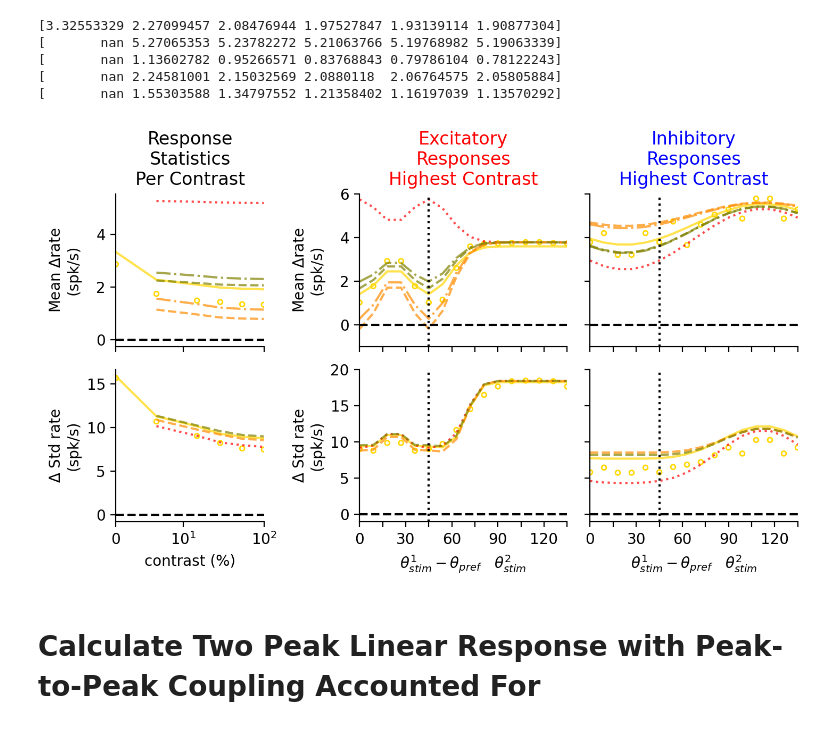
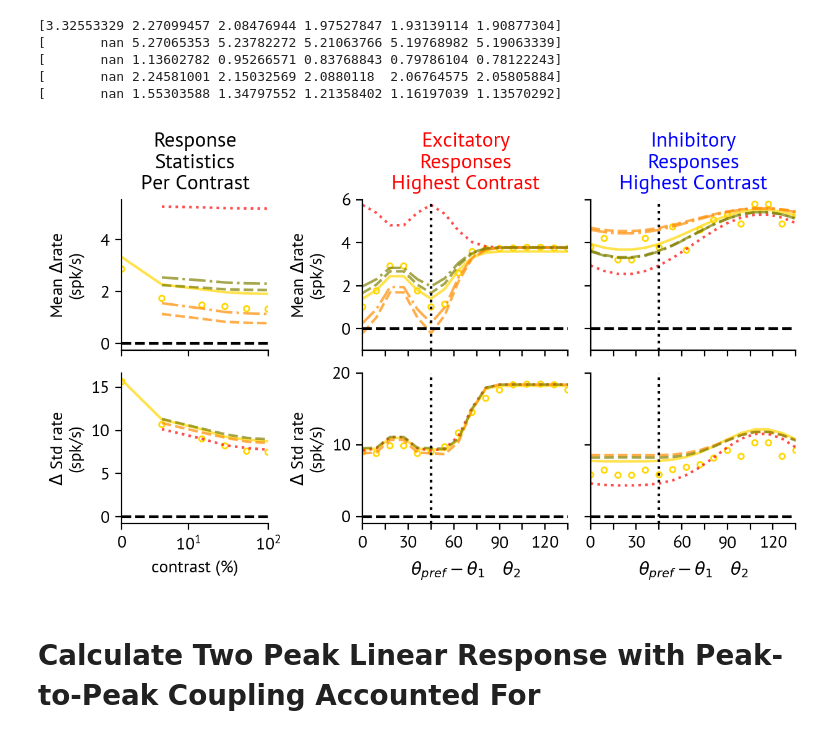
Before and after one commit to AddingAddict/ToroidalNetworks, a Jupyter notebook: sparse_weights/notebooks/linear_resp.ipynb, the cells around one changed output. Saved outputs shown, nothing was run; the diff lists cells and outputs as text; code cells hidden in the pictures.

```diff
--- a/sparse_weights/notebooks/linear_resp.ipynb
+++ b/sparse_weights/notebooks/linear_resp.ipynb
@@ -28,6 +28,8 @@ def addcbar(fig,ax,plot,size='5%',pad=0.05):
     cax = divider.append_axes('right', size=size, pad=pad)
     cbar = fig.colorbar(plot, cax=cax, orientation='vertical')
     return cbar
+# %%
+plt.rcParams['font.sans-serif'] = ['PT Sans','DejaVu Sans']
 # %% [markdown]
 # Solve ODE with Inverse Finite Differences vs Fourier Solution
 # %%
@@ -159,7 +179,7 @@ Twrm = 1.2
 Tsav = 0.4
 dt = 0.01/3
 
-δrX = 0.2
+δrX = 1
 
 res_dict_init = dmft.run_first_stage_dmft(prms,bX,eX,'./../results',ri,Twrm,Tsav,dt,which='base',return_full=True)
 res_dict_pert = dmft.run_first_stage_dmft(prms,bX+δrX,eX,'./../results',ri,Twrm,Tsav,dt,which='base',return_full=True)
@@ -2065,7 +2084,7 @@ with open('./data_contrasts'+'.pkl', 'rb') as handle:
 def abs_ori(A):
     return 0.5*(A[:nori//2+1] + np.concatenate((A[0:1],A[-1:nori//2-1:-1])))
 
-fig,axs = plt.subplots(2,4,figsize=(2*3.33,2*2),dpi=200,sharex='col',width_ratios=(3,1,3,3))
+fig,axs = plt.subplots(2,4,figsize=(1.7*3.33,1.7*2),dpi=200,sharex='col',width_ratios=(3,1,3,3))
 fig.subplots_adjust(hspace=0.15,wspace=0.15)
 for i in range(2):
     axs[i,1].set_axis_off()
@@ -2135,8 +2154,8 @@ for i in range(1,3):
     axs[1,i].set_ylim(-1,20)
 
 axs[1,0].set_xlabel('contrast (%)')
-axs[1,1].set_xlabel(r'$|\theta_{stim}-\theta_{pref}|$')
-axs[1,2].set_xlabel(r'$|\theta_{stim}-\theta_{pref}|$')
+axs[1,1].set_xlabel(r'$|\theta_{pref}-\theta_{stim}|$')
+axs[1,2].set_xlabel(r'$|\theta_{pref}-\theta_{stim}|$')
 
 for i in range(2):
     axs[0,i].set_ylabel(r'Mean $\Delta$rate'+'\n(spk/s)')
@@ -2921,7 +2940,7 @@ with open('./data_contrasts'+'.pkl', 'rb') as handle:
 def abs_ori(A):
     return 0.5*(A[:nori*3//4+1]+np.roll(A[-1::-1],6,0)[:nori*3//4+1])
 
-fig,axs = plt.subplots(2,4,figsize=(2*4.133,2*2),dpi=200,sharex='col',width_ratios=(3,1,4.2,4.2))
+fig,axs = plt.subplots(2,4,figsize=(1.7*4.133,1.7*2),dpi=200,sharex='col',width_ratios=(3,1,4.2,4.2))
 fig.subplots_adjust(hspace=0.15,wspace=0.15)
 for i in range(2):
     axs[i,1].set_axis_off()
@@ -2990,36 +3009,36 @@ nticks = 10
 ticks = np.array(['{:.0f}'.format(ori) for ori in np.linspace(0,135,nticks)])
 ticks[1::2] = ''
 for i in range(1,3):
     axs[1,i].set_xticks(np.linspace(0,135,nticks),ticks)
 for i in range(2):
     axs[i,1].axvline(45,c='k',ls=':')
     axs[i,2].axvline(45,c='k',ls=':')
 
 axs[0,0].set_xlim(0,100)
 axs[0,1].set_xlim(0,135)
 axs[0,2].set_xlim(0,135)
 for i in range(1,3):
     axs[0,i].set_ylim(-1,6)
     axs[1,i].set_ylim(-1,20)
 
 axs[1,0].set_xlabel('contrast (%)')
-axs[1,1].set_xlabel(r'$\theta_{stim}^1-\theta_{pref}\quad\theta_{stim}^2$')
-axs[1,2].set_xlabel(r'$\theta_{stim}^1-\theta_{pref}\quad\theta_{stim}^2$')
+axs[1,1].set_xlabel(r'$\theta_{pref}-\theta_1\quad\theta_2$')
+axs[1,2].set_xlabel(r'$\theta_{pref}-\theta_1\quad\theta_2$')
 
 for i in range(2):
     axs[0,i].set_ylabel(r'Mean $\Delta$rate'+'\n(spk/s)')
     axs[1,i].set_ylabel(r'$\Delta$ Std rate'+'\n(spk/s)')
 
 axs[0,0].set_title('Response\nStatistics\nPer Contrast',color='k')
 axs[0,1].set_title('Excitatory\nResponses\nHighest Contrast',color='r')
 axs[0,2].set_title('Inhibitory\nResponses\nHighest Contrast',color='b')
 
 fig.align_labels()
 
 # fig.tight_layout()
 fig.savefig('./../plots/delta_rate_norm_lin_resp_paper.pdf')
 # %% [output]
-[figure, old version]
+[figure, new version]
 # %% [markdown]
 # Calculate Two Peak Linear Response with Peak-to-Peak Coupling Accounted For
 # %%
```
Also changed, not shown: parts of 10 cells of this notebook, 11 other files.
